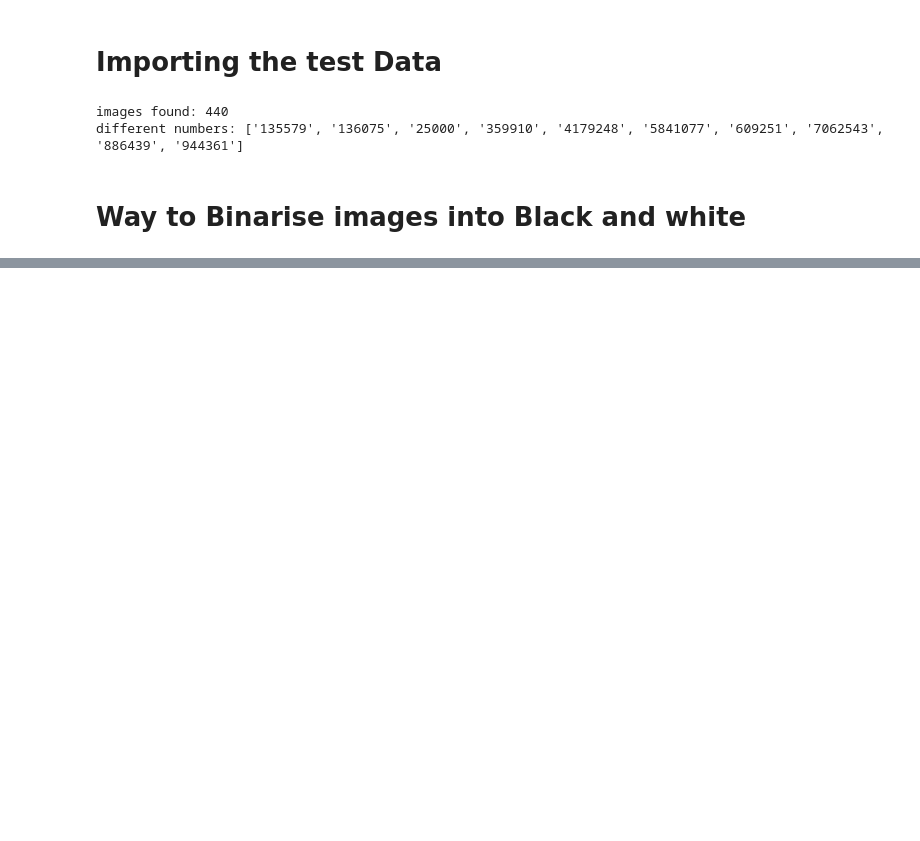
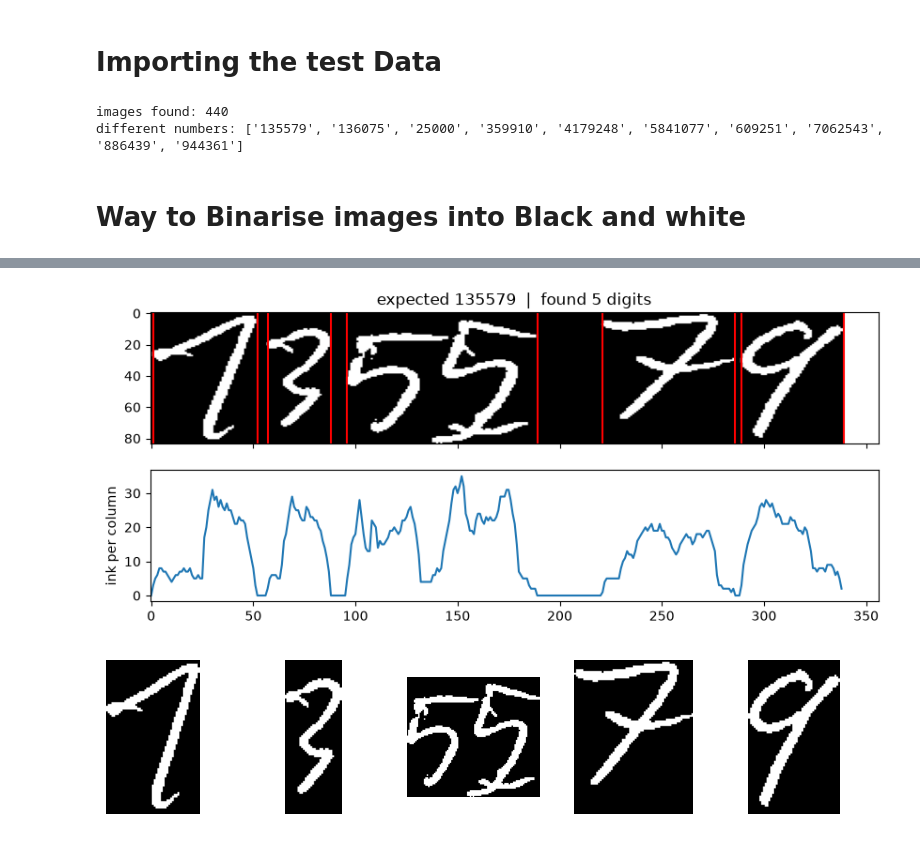
Before and after one commit to 106013868/COS30018_HNRS, a Jupyter notebook: notebooks/segmentation.ipynb, the cells around one changed output, grey strips where cells are left out. Drawn from its saved outputs; the diff is of its cells as text; code cells hidden in the pictures; blank space fills up the shorter version.

```diff
--- a/notebooks/segmentation.ipynb
+++ b/notebooks/segmentation.ipynb
@@ -190,0 +200,25 @@ Note: you may need to restart the kernel to use updated packages.
+# %%
+profile = (binary > 0).sum(axis=0)
+
+spans = find_digit_spans(profile, threshold=0, min_width=3)
+
+fig, (top, bottom) = plt.subplots(2, 1, figsize=(10, 4), sharex=True)
+top.imshow(binary, cmap="gray", aspect="auto")
+for start, end in spans:
+    top.axvline(start, color="red")
+    top.axvline(end, color="red")
+top.set_title(f"expected {labels[0]}  |  found {len(spans)} digits")
+bottom.plot(profile)
+bottom.set_ylabel("ink per column")
+plt.show()
+
+crops = [binary[:, start:end] for start, end in spans]
+
+fig, axes = plt.subplots(1, len(crops), figsize=(2 * len(crops), 2))
+for ax, crop in zip(np.atleast_1d(axes), crops):
+    ax.imshow(crop, cmap="gray")
+    ax.axis("off")
+plt.show()
+# %% [output]
+[figure, added]
+[figure, added]
```
Also changed, not shown: parts of 4 cells of this notebook.
